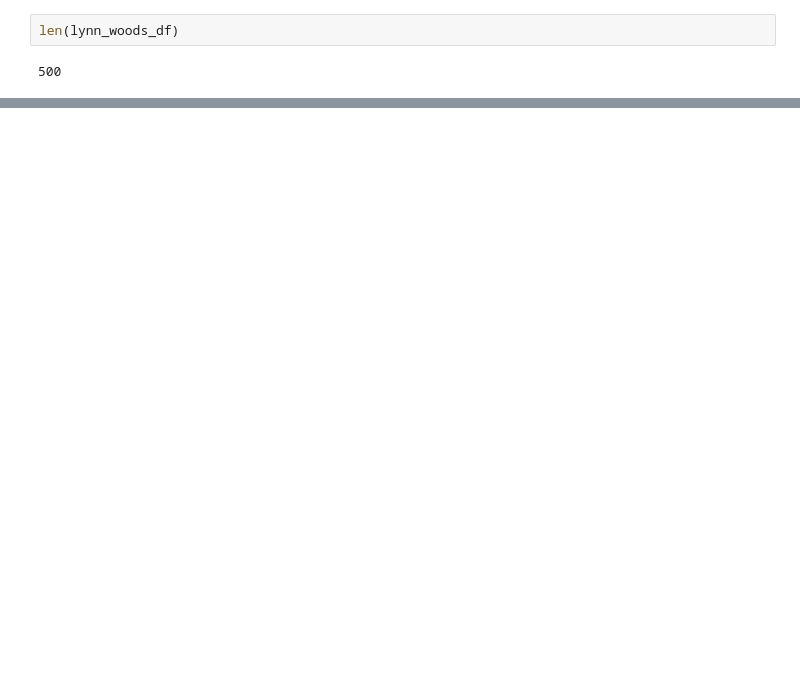
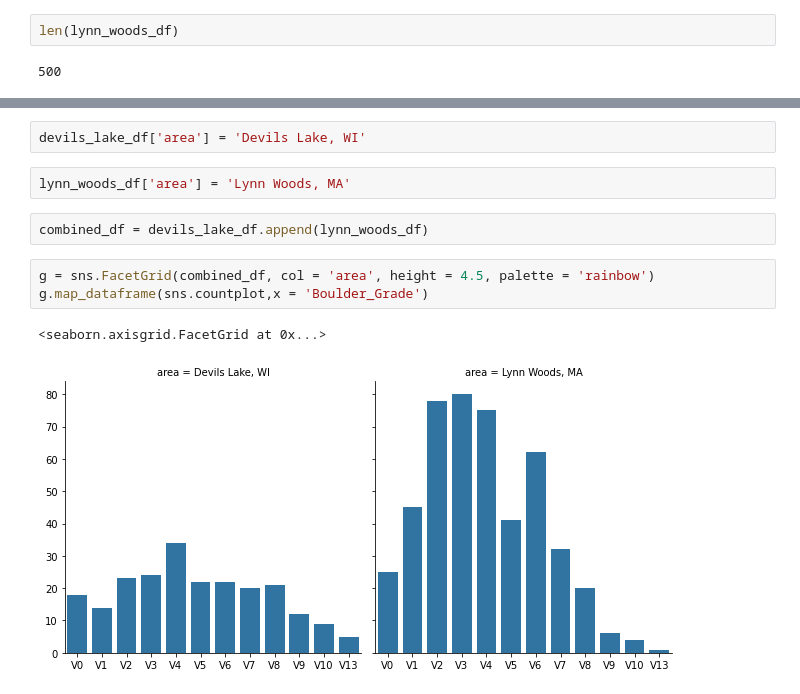
Before and after one commit to cpud/climb-plotly, a Jupyter notebook: climb_analysis.ipynb, the cells around one changed output, grey strips where cells are left out. Drawn from its saved outputs; the diff is of its cells as text; blank space fills up the shorter version.

```diff
--- a/climb_analysis.ipynb
+++ b/climb_analysis.ipynb
@@ -197,0 +310,12 @@ sns.barplot(x = 'Grade', y = 'Count', data = lynn_table)
+# %%
+devils_lake_df['area'] = 'Devils Lake, WI'
+# %%
+lynn_woods_df['area'] = 'Lynn Woods, MA'
+# %%
+combined_df = devils_lake_df.append(lynn_woods_df)
+# %%
+g = sns.FacetGrid(combined_df, col = 'area', height = 4.5, palette = 'rainbow')
+g.map_dataframe(sns.countplot,x = 'Boulder_Grade')
+# %% [output]
+<seaborn.axisgrid.FacetGrid at 0x...>
+[figure, added]
```
Also changed, not shown: parts of 40 cells of this notebook.
